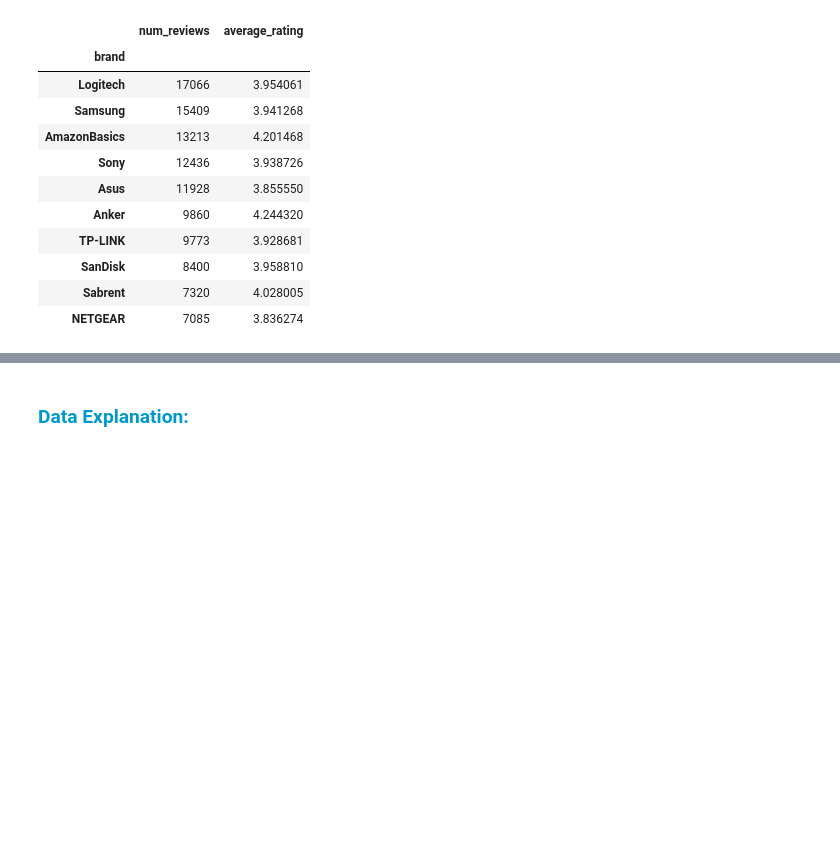
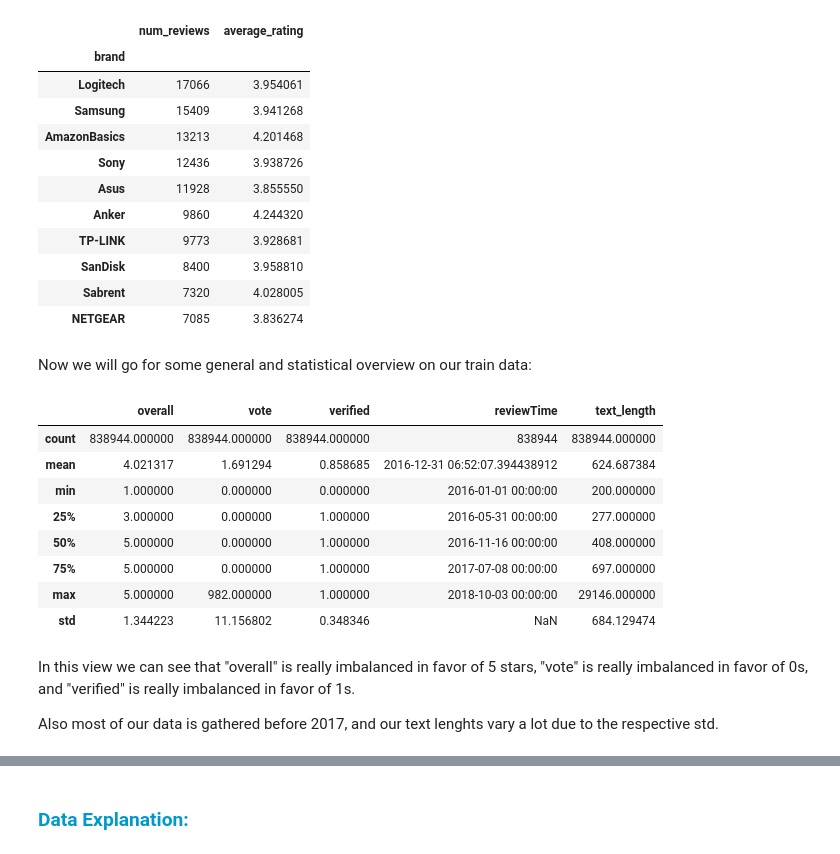
Before and after one commit to ArianAghamohseni/Sentiment_Analysis, a Jupyter notebook: Part2_Arvin_Changes.ipynb, the cells around one changed output, grey strips where cells are left out. Drawn from its saved outputs; the diff is of its cells as text; code cells hidden in the pictures; blank space fills up the shorter version.

```diff
--- a/Part2_Arvin_Changes.ipynb
+++ b/Part2_Arvin_Changes.ipynb
@@ -491,3 +510,21 @@ top_10_brands
 | SanDisk | 8400 | 3.958810 |
 | Sabrent | 7320 | 4.028005 |
 | NETGEAR | 7085 | 3.836274 |
+# %% [markdown]
+Now we will go for some general and statistical overview on our train data:
+# %%
+train.describe()
+# %% [output]
+|  | overall | vote | verified | reviewTime | text_length |
+| count | 838944.000000 | 838944.000000 | 838944.000000 | 838944 | 838944.000000 |
+| mean | 4.021317 | 1.691294 | 0.858685 | 2016-12-31 06:52:07.394438912 | 624.687384 |
+| min | 1.000000 | 0.000000 | 0.000000 | 2016-01-01 00:00:00 | 200.000000 |
+| 25% | 3.000000 | 0.000000 | 1.000000 | 2016-05-31 00:00:00 | 277.000000 |
+| 50% | 5.000000 | 0.000000 | 1.000000 | 2016-11-16 00:00:00 | 408.000000 |
+| 75% | 5.000000 | 0.000000 | 1.000000 | 2017-07-08 00:00:00 | 697.000000 |
+| max | 5.000000 | 982.000000 | 1.000000 | 2018-10-03 00:00:00 | 29146.000000 |
+| std | 1.344223 | 11.156802 | 0.348346 | NaN | 684.129474 |
+# %% [markdown]
+In this view we can see that "overall" is really imbalanced in favor of 5 stars, "vote" is really imbalanced in favor of 0s, and "verified" is really imbalanced in favor of 1s.
+
+Also most of our data is gathered before 2017, and our text lenghts vary a lot due to the respective std.
```
Also changed, not shown: parts of 28 cells of this notebook.
